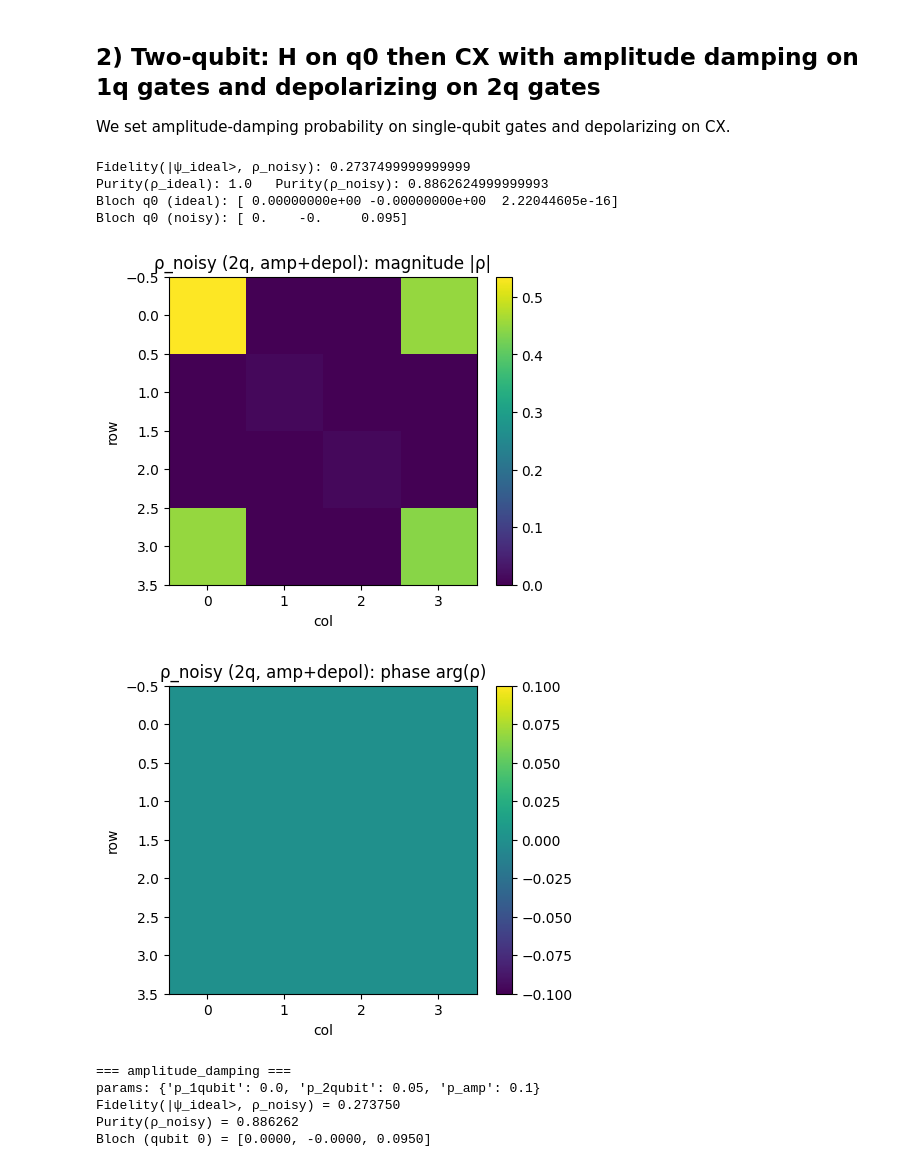
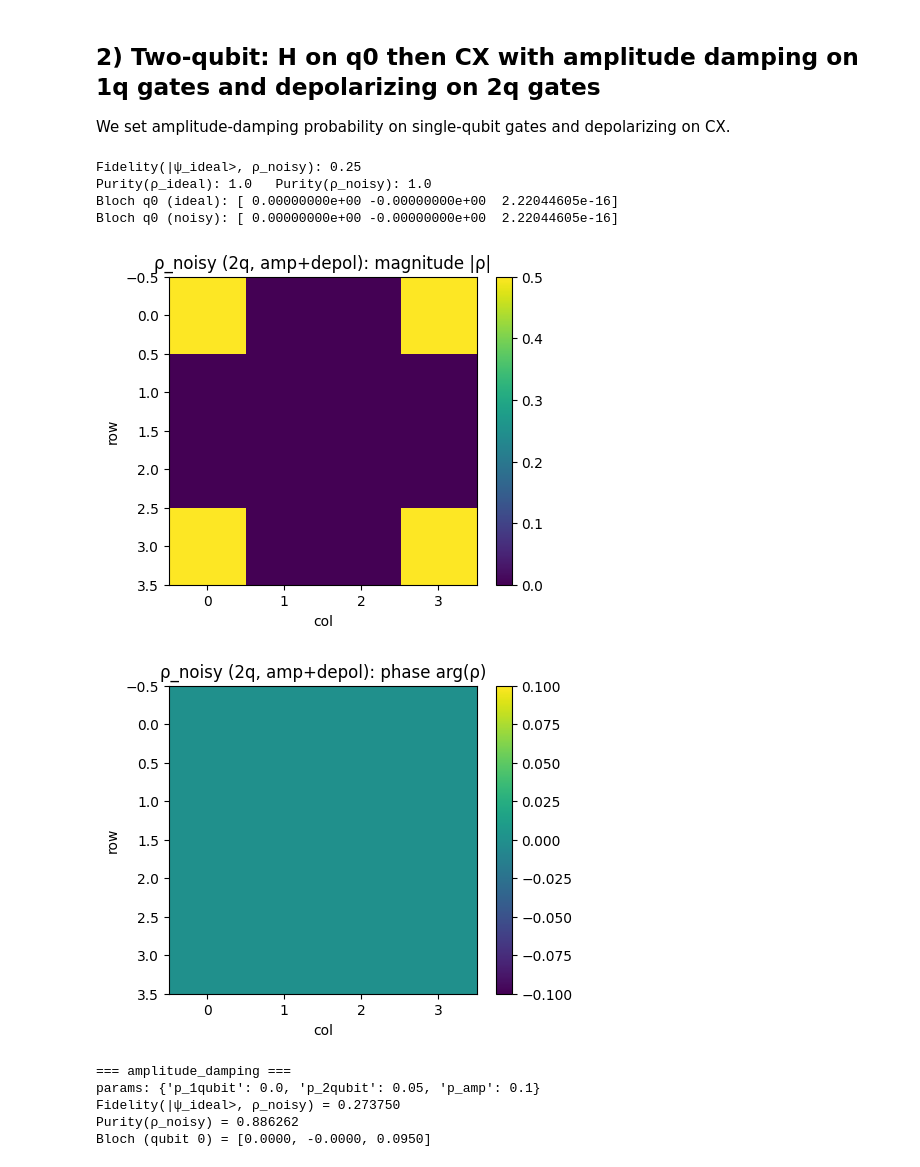
Before and after one commit to debasmita2102/qml-playground-noisy-qamp, a Jupyter notebook: app/backends/Demo.ipynb, the cells around one changed output. Cells and saved outputs as stored; diff of their text form; code cells hidden in the pictures.

```diff
--- a/app/backends/Demo.ipynb
+++ b/app/backends/Demo.ipynb
@@ -193,38 +191,38 @@ We set amplitude-damping probability on single-qubit gates and depolarizing on C
 #                           |  |
 #                          |0> X
 qc_2q = QuantumCircuit(2)
 qc_2q.h(0)
 qc_2q.cx(0, 1)
 
 rho_ideal_2q = simulate_ideal_density(qc_2q)
 
 ne_amp = NoiseExtractor(p_1qubit=0.0, p_2qubit=0.05, error_kind="amplitude_damping", p_amp=0.1)
-rho_noisy_2q = ne_amp.simulate_circuit(qc_2q)
+rho_noisy_2q = ne_amp.simulate_circuit(qc_2q, noise_model=None)
 
 psi_plus0 = np.array([1.0, 1.0], dtype=np.complex128) / np.sqrt(2)
 psi_ideal_2q = np.kron(psi_plus0, np.array([1.0, 0.0], dtype=np.complex128))
 
 fid_2q = fidelity_pure(psi_ideal_2q, rho_noisy_2q)
 pur_ideal_2q = purity(rho_ideal_2q)
 pur_noisy_2q = purity(rho_noisy_2q)
 
 print("Fidelity(|ψ_ideal>, ρ_noisy):", fid_2q)
 print("Purity(ρ_ideal):", pur_ideal_2q, "  Purity(ρ_noisy):", pur_noisy_2q)
 
 rho0_ideal = reduced_density(rho_ideal_2q, n_qubits=2, keep=0)
 rho0_noisy = reduced_density(rho_noisy_2q, n_qubits=2, keep=0)
 bloch0_ideal = bloch_from_density_1q(rho0_ideal)
 bloch0_noisy = bloch_from_density_1q(rho0_noisy)
 print("Bloch q0 (ideal):", bloch0_ideal)
 print("Bloch q0 (noisy):", bloch0_noisy)
 
 show_density_heatmaps(rho_noisy_2q, title_prefix="ρ_noisy (2q, amp+depol)")
 # %% [output]
-Fidelity(|ψ_ideal>, ρ_noisy): 0.2737499999999999
-Purity(ρ_ideal): 1.0   Purity(ρ_noisy): 0.8862624999999993
+Fidelity(|ψ_ideal>, ρ_noisy): 0.25
+Purity(ρ_ideal): 1.0   Purity(ρ_noisy): 1.0
 Bloch q0 (ideal): [ 0.00000000e+00 -0.00000000e+00  2.22044605e-16]
-Bloch q0 (noisy): [ 0.    -0.     0.095]
+Bloch q0 (noisy): [ 0.00000000e+00 -0.00000000e+00  2.22044605e-16]
-[figure, old version]
+[figure, new version]
 [figure]
 # %%
 
```
Also changed, not shown: parts of 5 cells of this notebook, 1 other file.
